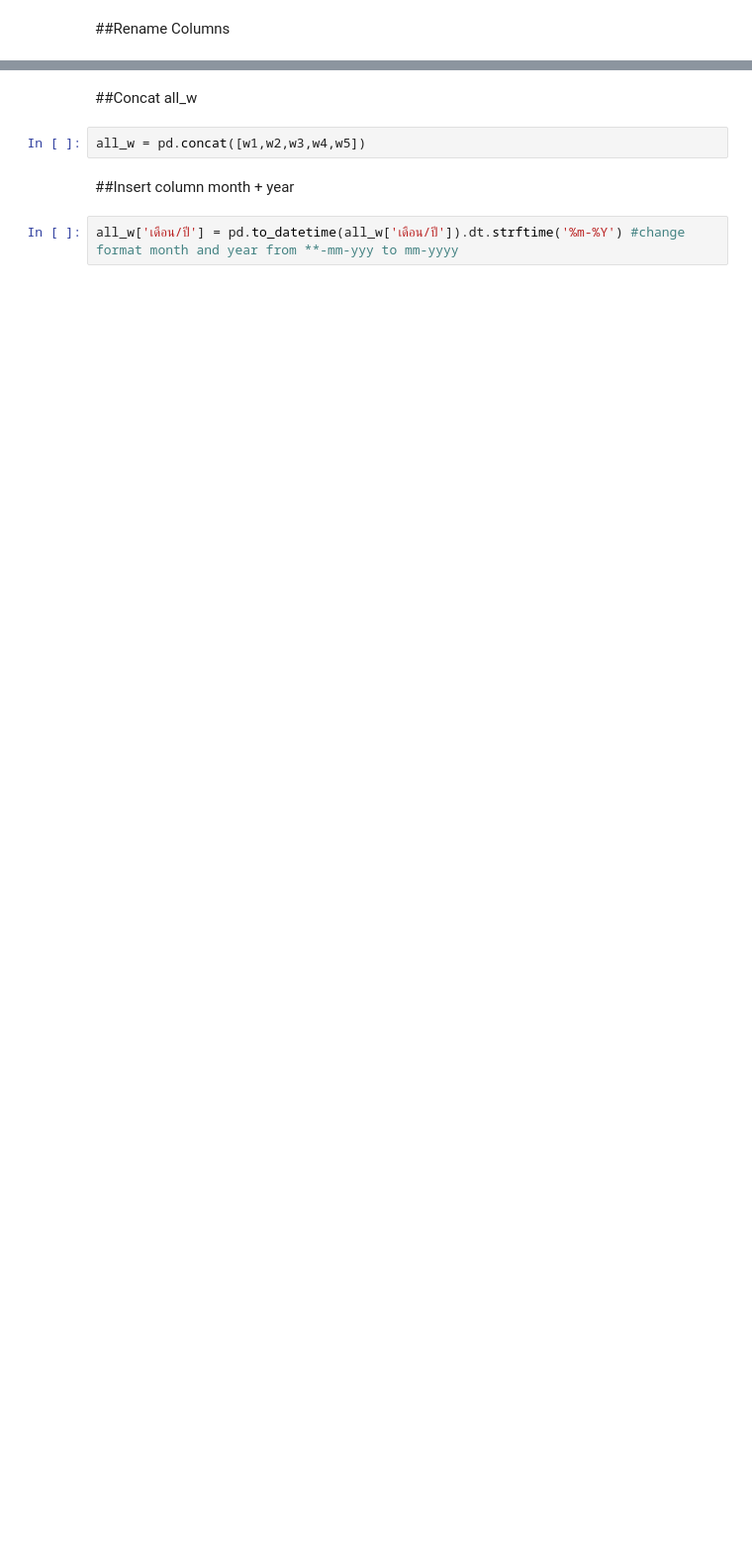
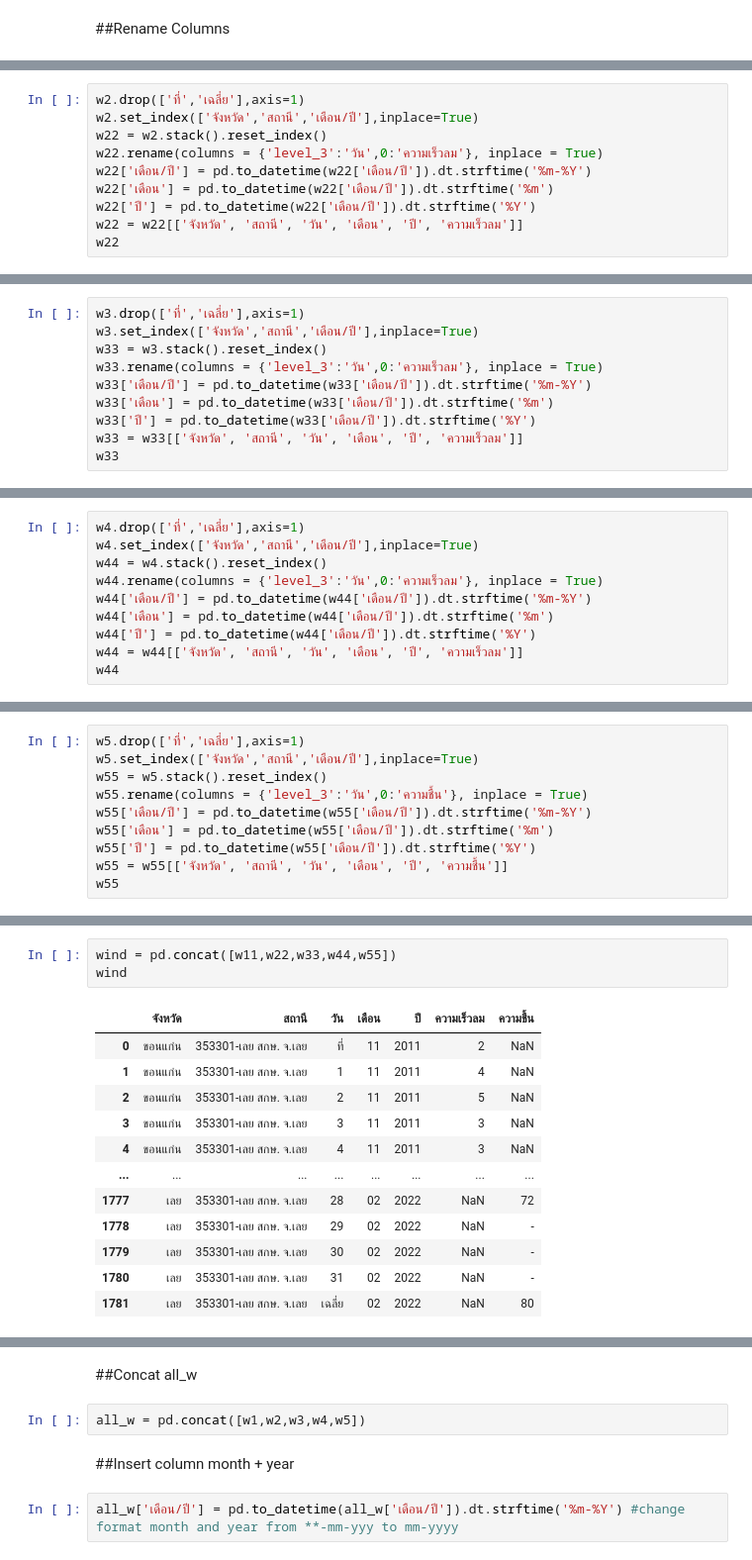
Before and after one commit to nxxk23/bsc_dpdm22, a Jupyter notebook: Quiz_Group_5_20_of_Midterm.ipynb, the cells around one changed output, grey strips where cells are left out. Shown: that part at 99% size. Saved outputs shown, nothing was run; the diff lists cells and outputs as text; blank space fills up the shorter version.

```diff
--- a/Quiz_Group_5_20_of_Midterm.ipynb
+++ b/Quiz_Group_5_20_of_Midterm.ipynb
@@ -494,0 +551,10 @@ w5.rename(columns = {'วันที่':'1', 'Unnamed: 4':'2', 'Unnamed: 5':'3
+# %%
+w2.drop(['ที่','เฉลี่ย'],axis=1)
+w2.set_index(['จังหวัด','สถานี','เดือน/ปี'],inplace=True)
+w22 = w2.stack().reset_index()
+w22.rename(columns = {'level_3':'วัน',0:'ความเร็วลม'}, inplace = True)
+w22['เดือน/ปี'] = pd.to_datetime(w22['เดือน/ปี']).dt.strftime('%m-%Y')
+w22['เดือน'] = pd.to_datetime(w22['เดือน/ปี']).dt.strftime('%m')
+w22['ปี'] = pd.to_datetime(w22['เดือน/ปี']).dt.strftime('%Y')
+w22 = w22[['จังหวัด', 'สถานี', 'วัน', 'เดือน', 'ปี', 'ความเร็วลม']]
+w22
@@ -494,0 +577,10 @@ w5.rename(columns = {'วันที่':'1', 'Unnamed: 4':'2', 'Unnamed: 5':'3
+# %%
+w3.drop(['ที่','เฉลี่ย'],axis=1)
+w3.set_index(['จังหวัด','สถานี','เดือน/ปี'],inplace=True)
+w33 = w3.stack().reset_index()
+w33.rename(columns = {'level_3':'วัน',0:'ความเร็วลม'}, inplace = True)
+w33['เดือน/ปี'] = pd.to_datetime(w33['เดือน/ปี']).dt.strftime('%m-%Y')
+w33['เดือน'] = pd.to_datetime(w33['เดือน/ปี']).dt.strftime('%m')
+w33['ปี'] = pd.to_datetime(w33['เดือน/ปี']).dt.strftime('%Y')
+w33 = w33[['จังหวัด', 'สถานี', 'วัน', 'เดือน', 'ปี', 'ความเร็วลม']]
+w33
@@ -494,0 +603,10 @@ w5.rename(columns = {'วันที่':'1', 'Unnamed: 4':'2', 'Unnamed: 5':'3
+# %%
+w4.drop(['ที่','เฉลี่ย'],axis=1)
+w4.set_index(['จังหวัด','สถานี','เดือน/ปี'],inplace=True)
+w44 = w4.stack().reset_index()
+w44.rename(columns = {'level_3':'วัน',0:'ความเร็วลม'}, inplace = True)
+w44['เดือน/ปี'] = pd.to_datetime(w44['เดือน/ปี']).dt.strftime('%m-%Y')
+w44['เดือน'] = pd.to_datetime(w44['เดือน/ปี']).dt.strftime('%m')
+w44['ปี'] = pd.to_datetime(w44['เดือน/ปี']).dt.strftime('%Y')
+w44 = w44[['จังหวัด', 'สถานี', 'วัน', 'เดือน', 'ปี', 'ความเร็วลม']]
+w44
@@ -494,0 +629,10 @@ w5.rename(columns = {'วันที่':'1', 'Unnamed: 4':'2', 'Unnamed: 5':'3
+# %%
+w5.drop(['ที่','เฉลี่ย'],axis=1)
+w5.set_index(['จังหวัด','สถานี','เดือน/ปี'],inplace=True)
+w55 = w5.stack().reset_index()
+w55.rename(columns = {'level_3':'วัน',0:'ความชื้น'}, inplace = True)
+w55['เดือน/ปี'] = pd.to_datetime(w55['เดือน/ปี']).dt.strftime('%m-%Y')
+w55['เดือน'] = pd.to_datetime(w55['เดือน/ปี']).dt.strftime('%m')
+w55['ปี'] = pd.to_datetime(w55['เดือน/ปี']).dt.strftime('%Y')
+w55 = w55[['จังหวัด', 'สถานี', 'วัน', 'เดือน', 'ปี', 'ความชื้น']]
+w55
@@ -494,0 +655,16 @@ w5.rename(columns = {'วันที่':'1', 'Unnamed: 4':'2', 'Unnamed: 5':'3
+# %%
+wind = pd.concat([w11,w22,w33,w44,w55])
+wind
+# %% [output]
+|  | จังหวัด | สถานี | วัน | เดือน | ปี | ความเร็วลม | ความชื้น |
+| 0 | ขอนแก่น | 353301-เลย สกษ. จ.เลย | ที่ | 11 | 2011 | 2 | NaN |
+| 1 | ขอนแก่น | 353301-เลย สกษ. จ.เลย | 1 | 11 | 2011 | 4 | NaN |
+| 2 | ขอนแก่น | 353301-เลย สกษ. จ.เลย | 2 | 11 | 2011 | 5 | NaN |
+| 3 | ขอนแก่น | 353301-เลย สกษ. จ.เลย | 3 | 11 | 2011 | 3 | NaN |
+| 4 | ขอนแก่น | 353301-เลย สกษ. จ.เลย | 4 | 11 | 2011 | 3 | NaN |
+| ... | ... | ... | ... | ... | ... | ... | ... |
+| 1777 | เลย | 353301-เลย สกษ. จ.เลย | 28 | 02 | 2022 | NaN | 72 |
+| 1778 | เลย | 353301-เลย สกษ. จ.เลย | 29 | 02 | 2022 | NaN | - |
+| 1779 | เลย | 353301-เลย สกษ. จ.เลย | 30 | 02 | 2022 | NaN | - |
+| 1780 | เลย | 353301-เลย สกษ. จ.เลย | 31 | 02 | 2022 | NaN | - |
+| 1781 | เลย | 353301-เลย สกษ. จ.เลย | เฉลี่ย | 02 | 2022 | NaN | 80 |
```
Also changed, not shown: parts of 42 cells of this notebook.
